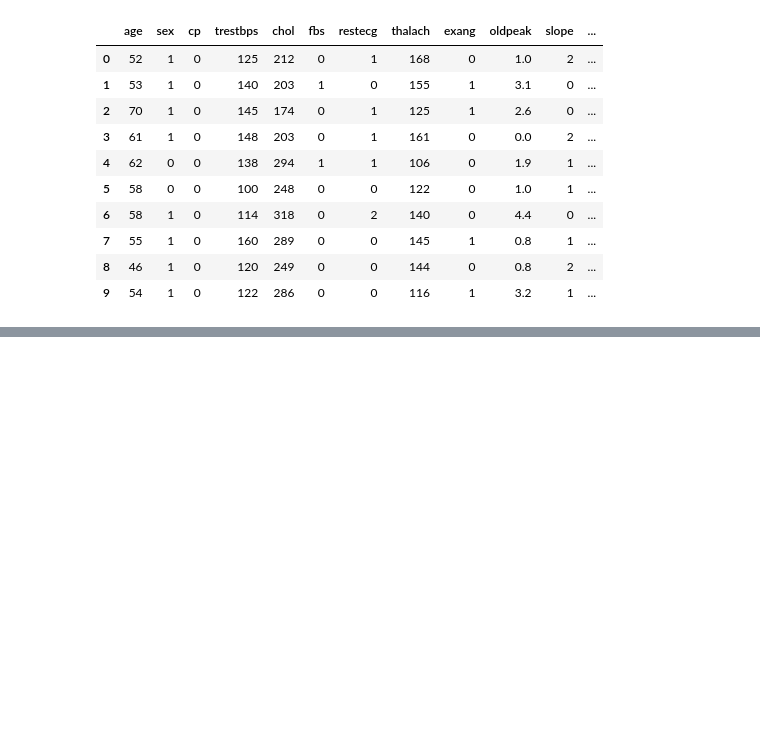
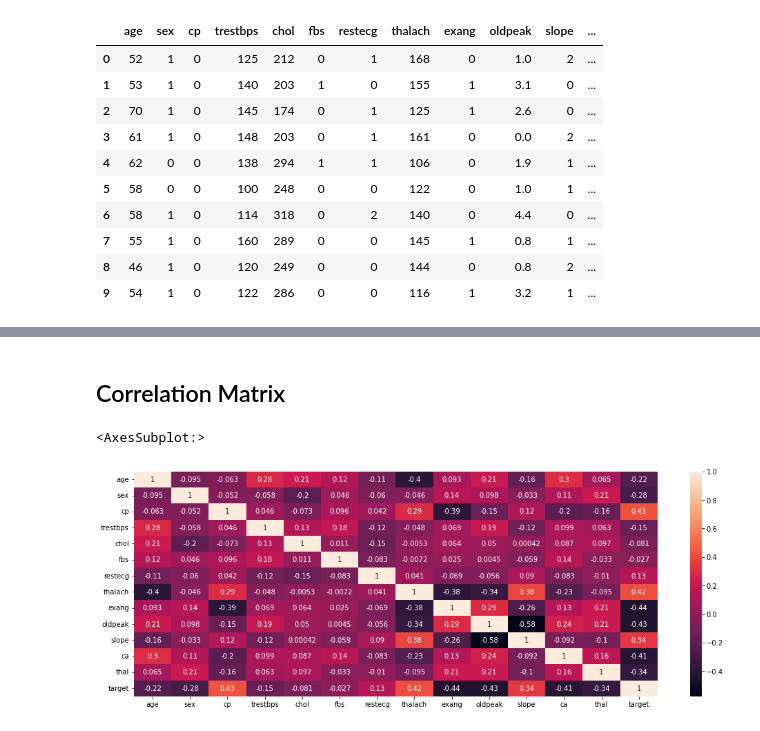
Before and after one commit to dolidius/psi-projekt, a Jupyter notebook: hearthDiseases.ipynb, the cells around one changed output, grey strips where cells are left out. Drawn from its saved outputs; the diff is of its cells as text; code cells hidden in the pictures; blank space fills up the shorter version.

```diff
--- a/hearthDiseases.ipynb
+++ b/hearthDiseases.ipynb
@@ -23,0 +116,2 @@ data.head(10)
+# %%
+data = data.drop_duplicates()
@@ -23,0 +136,8 @@ data.head(10)
+# %% [markdown]
+## Correlation Matrix
+# %%
+plt.figure(figsize=(17,6))
+sns.heatmap(data.corr(),annot=True)
+# %% [output]
+<AxesSubplot:>
+[figure, added]
```
Also changed, not shown: parts of 64 cells of this notebook.
